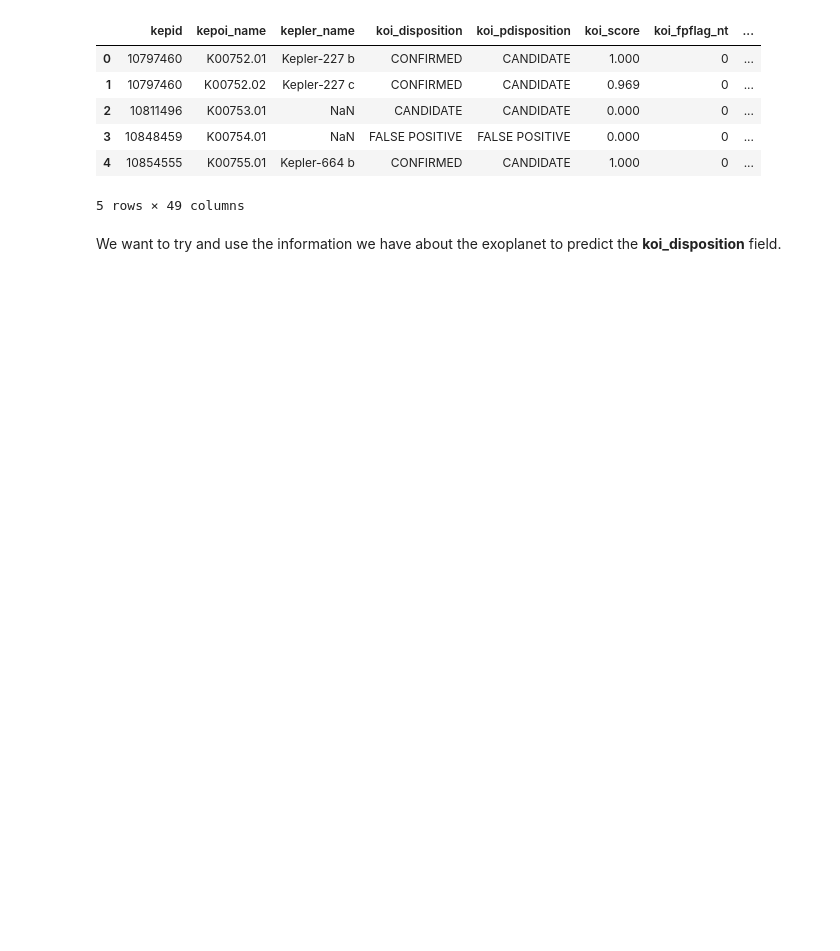
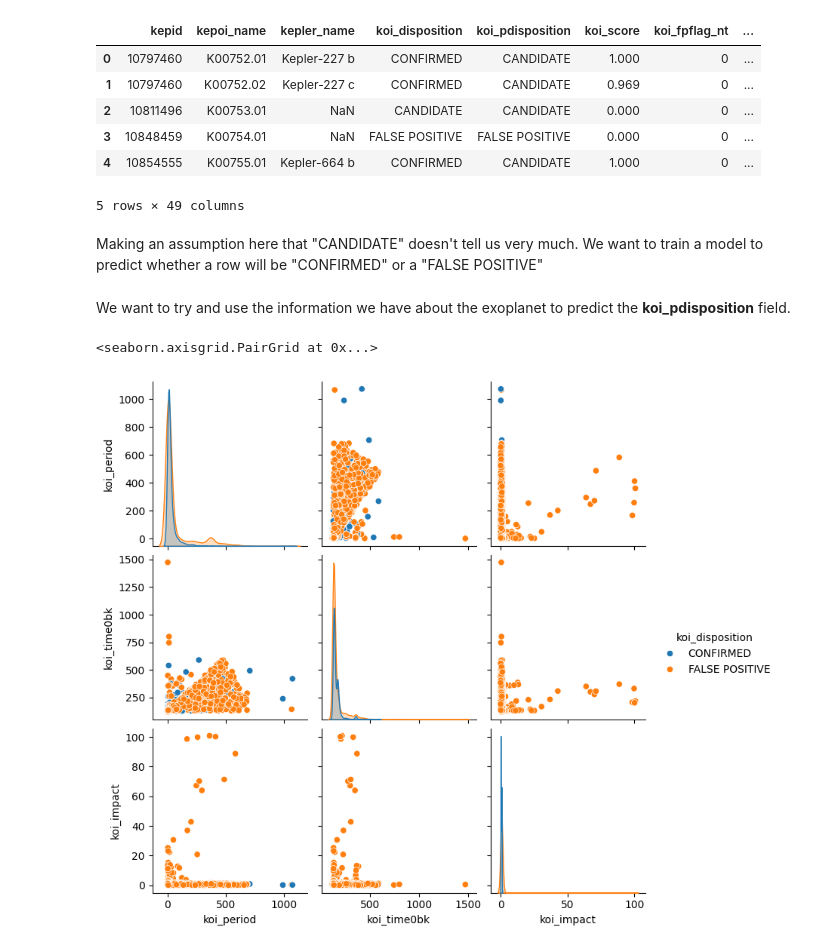
Before and after one commit to russpenska/spaceapps-exoplanets, a Jupyter notebook: src/exploring_koi.ipynb, the cells around one changed output. Cells and saved outputs as stored; diff of their text form; code cells hidden in the pictures; blank space fills up the shorter version.

```diff
--- a/src/exploring_koi.ipynb
+++ b/src/exploring_koi.ipynb
@@ -14,6 +17,12 @@ df.head()
 | 3 | 10848459 | K00754.01 | NaN | FALSE POSITIVE | FALSE POSITIVE | 0.000 | 0 | ... |
 | 4 | 10854555 | K00755.01 | Kepler-664 b | CONFIRMED | CANDIDATE | 1.000 | 0 | ... |
 5 rows × 49 columns
+# %% [markdown]
+Making an assumption here that "CANDIDATE" doesn't tell us very much.
+We want to train a model to predict whether a row will be "CONFIRMED" or a "FALSE POSITIVE"
+# %%
+# remove the "CANDIDATE" rows
+df = df[df['koi_disposition'] != 'CANDIDATE']
 # %% [markdown]
-We want to try and use the information we have about the exoplanet to predict the **koi_disposition** field.
+We want to try and use the information we have about the exoplanet to predict the **koi_pdisposition** field.
 # %%
@@ -21,0 +37,5 @@ X = df['koi_disposition'].astype('category').cat.codes
+# %%
+sns.pairplot(df, vars=['koi_period', 'koi_time0bk', 'koi_impact'], hue='koi_disposition')
+# %% [output]
+<seaborn.axisgrid.PairGrid at 0x...>
+[figure, added]
```
Also changed, not shown: parts of 4 cells of this notebook, 3 other files.
